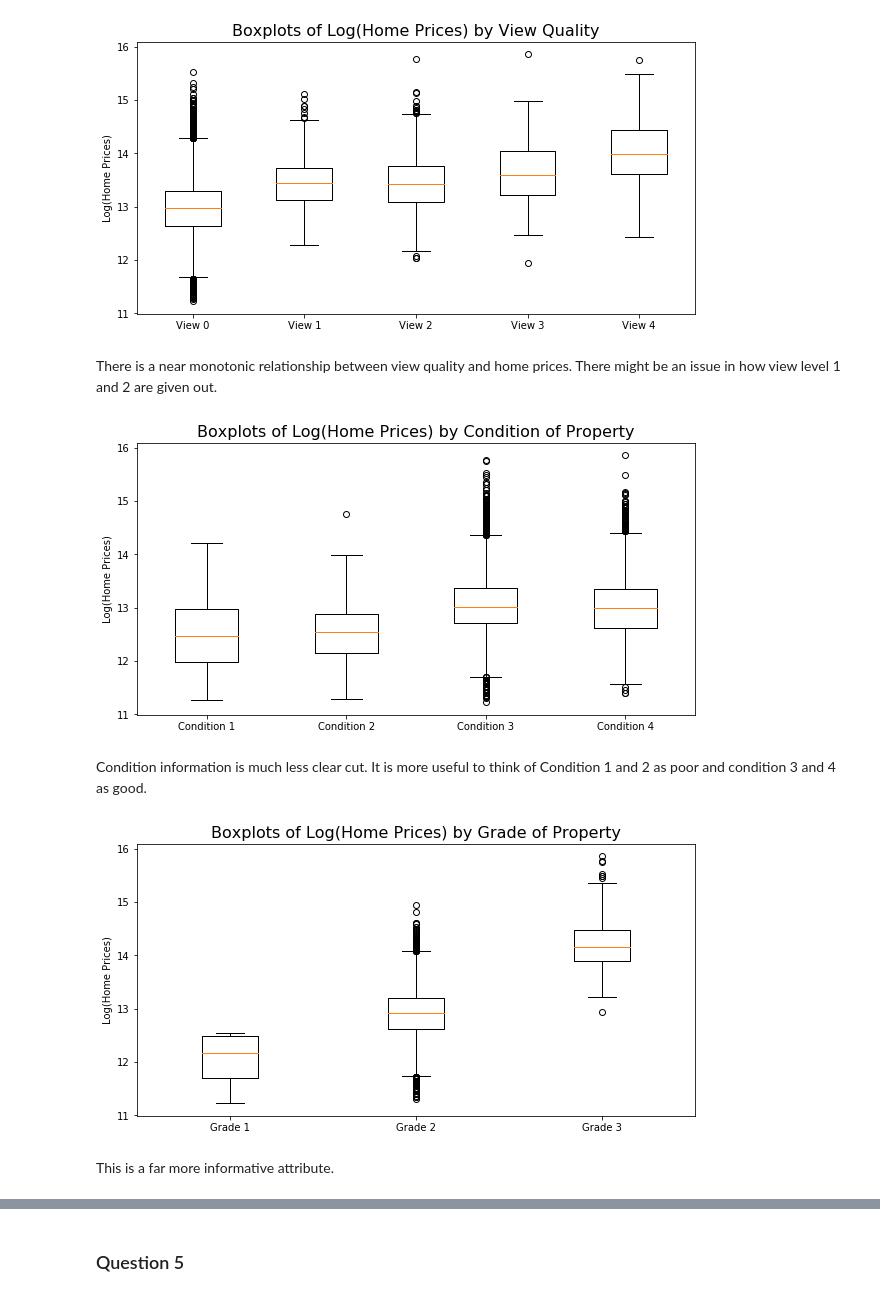
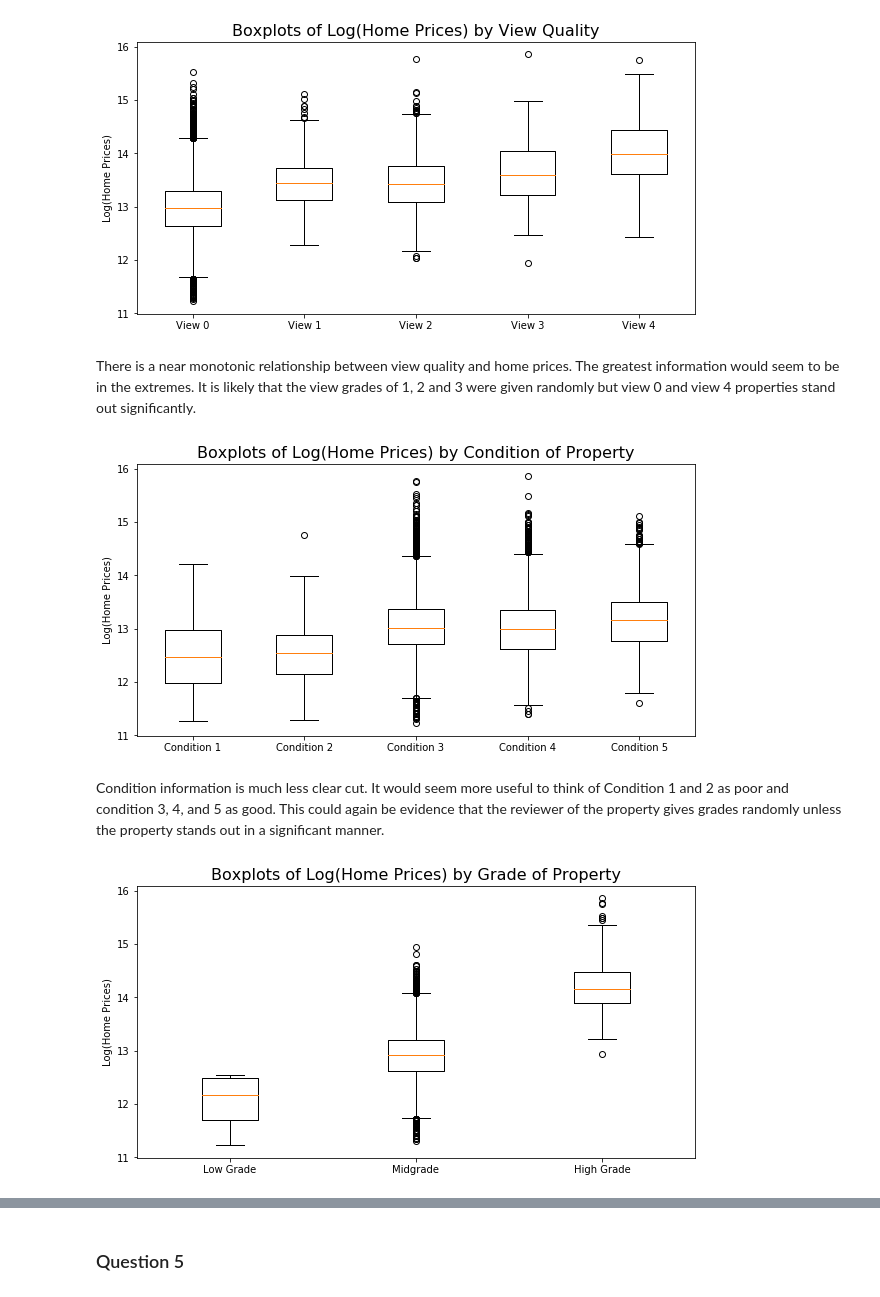
Before and after one commit to dataronio/Thinkful-PrepCapstoneReport, a Jupyter notebook: CapstoneReport.ipynb, the cells around one changed output, grey strips where cells are left out. Drawn from its saved outputs; the diff is of its cells as text; code cells hidden in the pictures.

```diff
--- a/CapstoneReport.ipynb
+++ b/CapstoneReport.ipynb
@@ -72,4 +76,7 @@ import pandas as pd
 import warnings; warnings.simplefilter('ignore')
 # %%
 df = pd.read_csv('kc_house_data.csv')
-df.columns = ['id','date','price','bedrooms','bathrooms','sqft_living','sqft_lot','floors','waterfront','view','condition','grade','sqft_above','sqft_basement','yr_built','yr_renovated','zipcode','lat','long','sqft_living15','sqft_lot15']
+df.columns = ['id','date','price','bedrooms','bathrooms','sqft_living',
+              'sqft_lot','floors','waterfront','view','condition','grade',
+              'sqft_above','sqft_basement','yr_built','yr_renovated','zipcode',
+              'lat','long','sqft_living15','sqft_lot15']
@@ -266,0 +375,2 @@ Renovated properties appear to have an advantage in price over unrenovated prope
+# %%
+df['Renov_age'] = 2015 - df['yr_renovated'].astype('int')
@@ -283,25 +418,26 @@ plt.show()
 # %% [output]
 [figure]
 # %% [markdown]
- There is a near monotonic relationship between view quality and home prices.  There might be an issue in how view level 1 and 2 are given out.
+ There is a near monotonic relationship between view quality and home prices.  The greatest information would seem to be in the extremes.  It is likely that the view grades of 1, 2 and 3 were given randomly but view 0 and view 4 properties stand out significantly.
 # %%
 plt.figure(figsize=(10, 5))
 
 c1 = df[df['condition'] == 1]['lnprice']
 c2 = df[df['condition'] == 2]['lnprice']
 c3 = df[df['condition'] == 3]['lnprice']
 c4 = df[df['condition'] == 4]['lnprice']
+c5 = df[df['condition'] == 5]['lnprice']
 
-condition_data = [c1, c2, c3, c4]
+condition_data = [c1, c2, c3, c4, c5]
 plt.boxplot(condition_data)
 plt.title('Boxplots of Log(Home Prices) by Condition of Property', fontsize=16)
 plt.ylabel("Log(Home Prices)")
-plt.xticks([1,2,3,4],['Condition 1', 'Condition 2', 'Condition 3', 'Condition 4'])
+plt.xticks([1,2,3,4,5],['Condition 1', 'Condition 2', 'Condition 3', 'Condition 4', 'Condition 5'])
 plt.show()
 # %% [output]
-[figure, old version]
+[figure, new version]
 # %% [markdown]
-Condition information is much less clear cut.  It is more useful to think of Condition 1 and 2 as poor and condition 3 and 4 as good.
+Condition information is much less clear cut.  It would seem more useful to think of Condition 1 and 2 as poor and condition 3, 4, and 5 as good.  This could again be evidence that the reviewer of the property gives grades randomly unless the property stands out in a significant manner.
 # %%
 df['midgrade'] = ((df['grade']>=6) & (df['grade'] <= 8))
 # %%
@@ -319,6 +455,4 @@ plt.ylabel("Log(Home Prices)")
 plt.xticks([1,2,3],['Low Grade', 'Midgrade', 'High Grade'])
 plt.show()
 # %% [output]
-[figure, old version]
+[figure, new version]
-# %% [markdown]
-This is a far more informative attribute.
```
Also changed, not shown: parts of 84 cells of this notebook.
